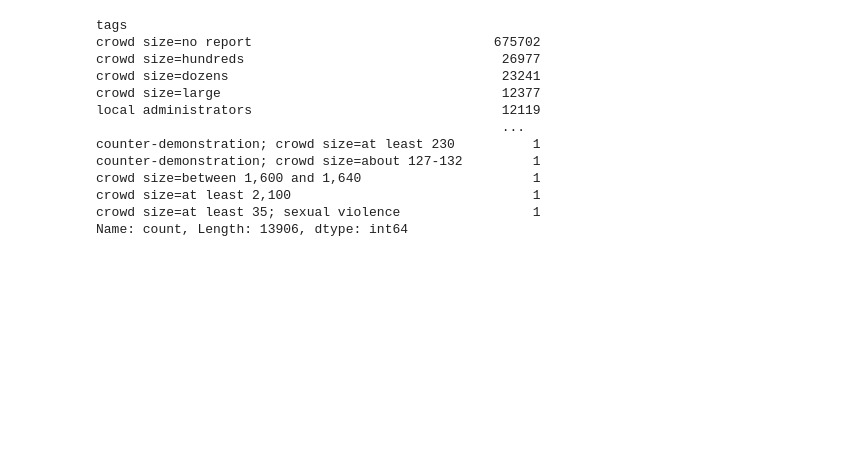
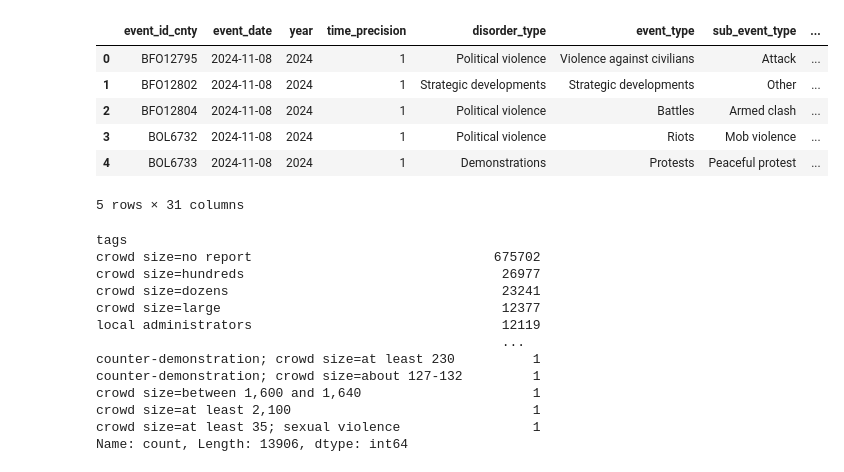
Before and after one commit to brandonconcepcion/SafeZone, a Jupyter notebook: tags.ipynb, the cells around one changed output. Drawn from its saved outputs; the diff is of its cells as text; code cells hidden in the pictures; blank space fills up the shorter version.

```diff
--- a/tags.ipynb
+++ b/tags.ipynb
@@ -4,6 +4,15 @@ import seaborn as sns
 import numpy as np
 # %%
 df = pd.read_csv("data/acled.csv")
+df.head()
+# %% [output]
+|  | event_id_cnty | event_date | year | time_precision | disorder_type | event_type | sub_event_type | ... |
+| 0 | BFO12795 | 2024-11-08 | 2024 | 1 | Political violence | Violence against civilians | Attack | ... |
+| 1 | BFO12802 | 2024-11-08 | 2024 | 1 | Strategic developments | Strategic developments | Other | ... |
+| 2 | BFO12804 | 2024-11-08 | 2024 | 1 | Political violence | Battles | Armed clash | ... |
+| 3 | BOL6732 | 2024-11-08 | 2024 | 1 | Political violence | Riots | Mob violence | ... |
+| 4 | BOL6733 | 2024-11-08 | 2024 | 1 | Demonstrations | Protests | Peaceful protest | ... |
+5 rows × 31 columns
 # %%
 #df.columns
 df.tags.value_counts()
```
Also changed, not shown: parts of 8 cells of this notebook, 2 other files.
